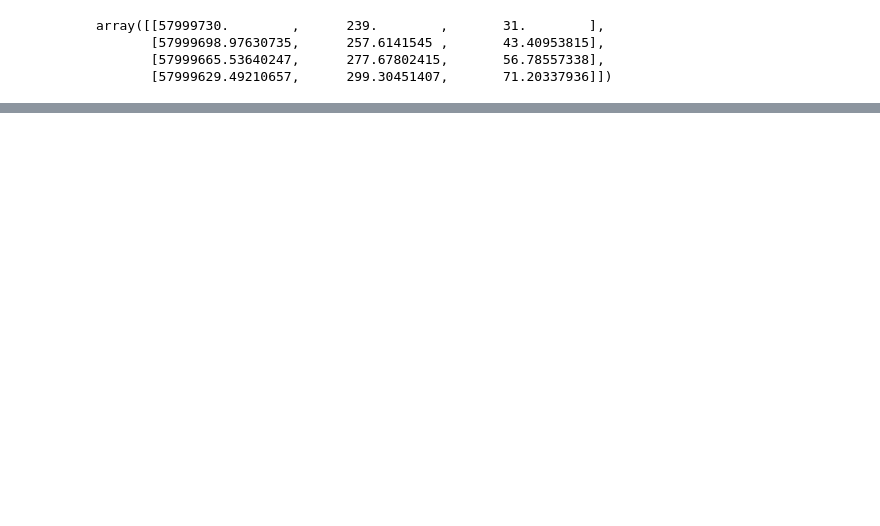
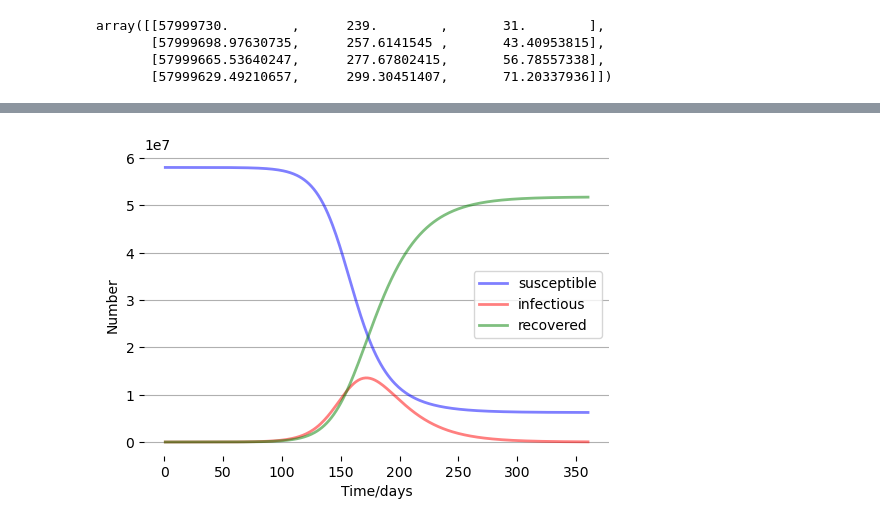
Before and after one commit to 1186141415/COVID-19, a Jupyter notebook: forth.ipynb, the cells around one changed output, grey strips where cells are left out. Drawn from its saved outputs; the diff is of its cells as text; code cells hidden in the pictures; blank space fills up the shorter version.

```diff
--- a/forth.ipynb
+++ b/forth.ipynb
@@ -45,0 +64,20 @@ array([[57999730.        ,      239.        ,       31.        ],
+# %%
+#设置疫情的时间跨度为360天
+t = np.linspace(1,360,360)
+# %%
+#重新求解
+solution = odeint(SIR, y0, t, args=(beta, gamma))
+# %%
+#绘图
+fig, ax = plt.subplots(facecolor='w', dpi=100)
+
+for data, color, label_name in zip([solution[:,0] ,solution[:,1], solution[:,2]], ['b','r', 'g'],['susceptible','infectious','recovered']):
+    ax.plot(t, data, color, alpha = 0.5, lw=2, label=label_name)
+
+ax.set_xlabel('Time/days')
+ax.set_ylabel('Number')
+ax.legend()
+ax.grid(axis='y')
+plt.box(False)
+# %% [output]
+[figure, added]
```
Also changed, not shown: parts of 2 cells of this notebook, 1 other file.
